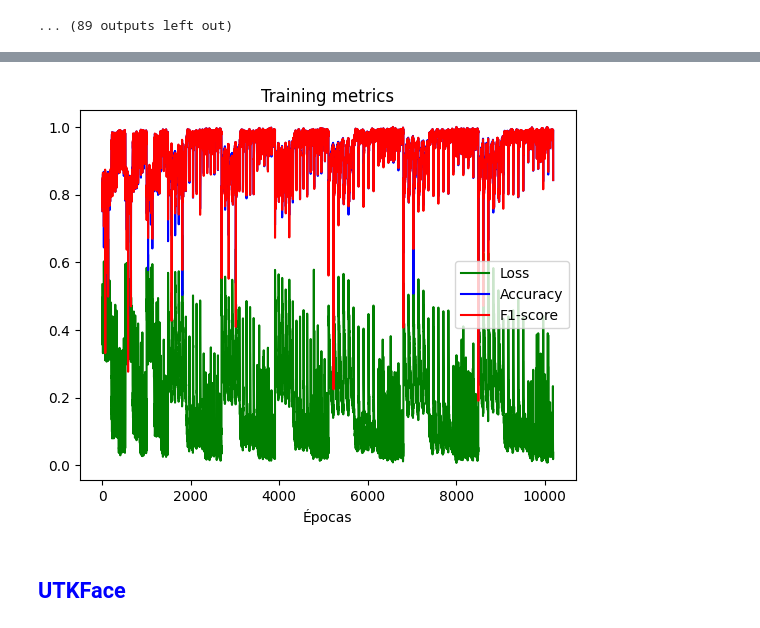
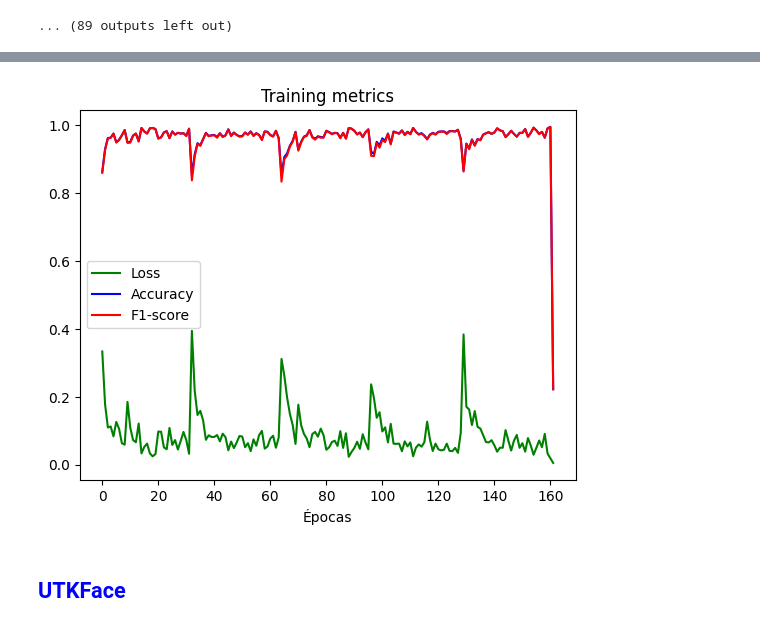
Before and after one commit to danibt656/final-thesis, a Jupyter notebook: src/FICAR.ipynb, the cells around one changed output, grey strips where cells are left out. Cells and saved outputs as stored; diff of their text form; code cells hidden in the pictures.

```diff
--- a/src/FICAR.ipynb
+++ b/src/FICAR.ipynb
@@ -549,0 +527,8 @@ LOCAL_RANK: 0 - CUDA_VISIBLE_DEVICES: [0]
+# %%
+mean_losses = []
+mean_acc = []
+mean_f1s = []
+
+config = {'epochs': 10, 'gamma': 2, 'lr': 1e-3}
+report = train_tune(config)
+print(report)
@@ -550,20 +613,23 @@ LOCAL_RANK: 0 - CUDA_VISIBLE_DEVICES: [0]
 # %%
 # Plot mean loss
-x_axis = [i for i in range(10193)]
+ml = [sum(mean_losses[i:i + splits])/splits for i in range(0, len(mean_losses), splits)]
+ma = [sum(mean_acc[i:i + splits])/splits for i in range(0, len(mean_acc), splits)]
+mf = [sum(mean_f1s[i:i + splits])/splits for i in range(0, len(mean_f1s), splits)]
+x_axis = [i for i in range(162)]
 
 splits=49
 for i, l in enumerate(mean_losses):
     mean_losses[i] = l.cpu().detach()
-plt.plot(x_axis, [sum(mean_losses[i:i + splits])/splits for i in range(0, len(mean_losses), splits)], 'g', label='Loss')
-plt.plot(x_axis, [sum(mean_acc[i:i + splits])/splits for i in range(0, len(mean_acc), splits)], 'b', label='Accuracy')
-plt.plot(x_axis, [sum(mean_f1s[i:i + splits])/splits for i in range(0, len(mean_f1s), splits)], 'r', label='F1-score')
+plt.plot(x_axis, ml, 'g', label='Loss')
+plt.plot(x_axis, ma, 'b', label='Accuracy')
+plt.plot(x_axis, mf, 'r', label='F1-score')
 plt.title('Training metrics')
 plt.xlabel('Épocas')
 # plt.ylabel('Loss media')
 plt.legend()
 plt.show()
 # %% [output]
-[figure, old version]
+[figure, new version]
 # %% [markdown]
 ## <span style="color:blue">UTKFace</span>
 # %%
```
Also changed, not shown: parts of 4 cells of this notebook.
